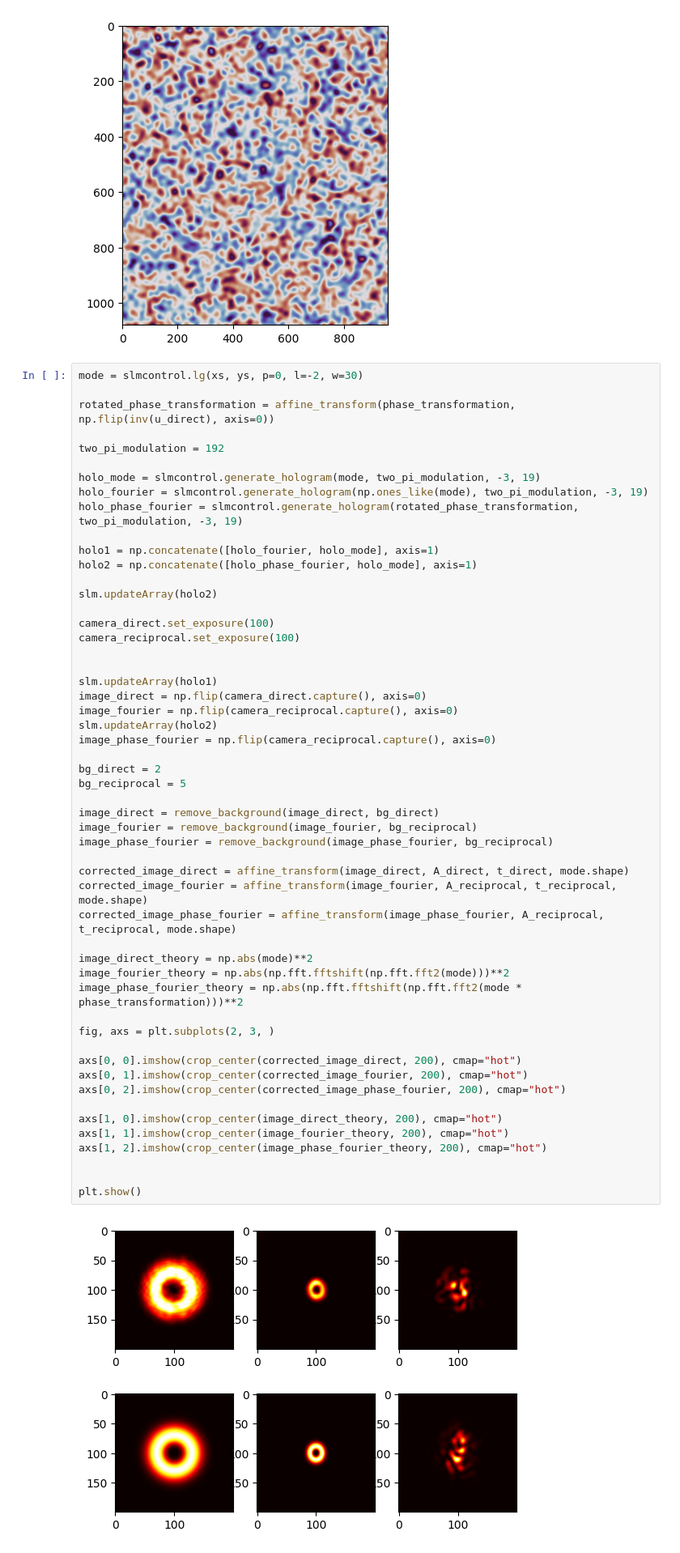
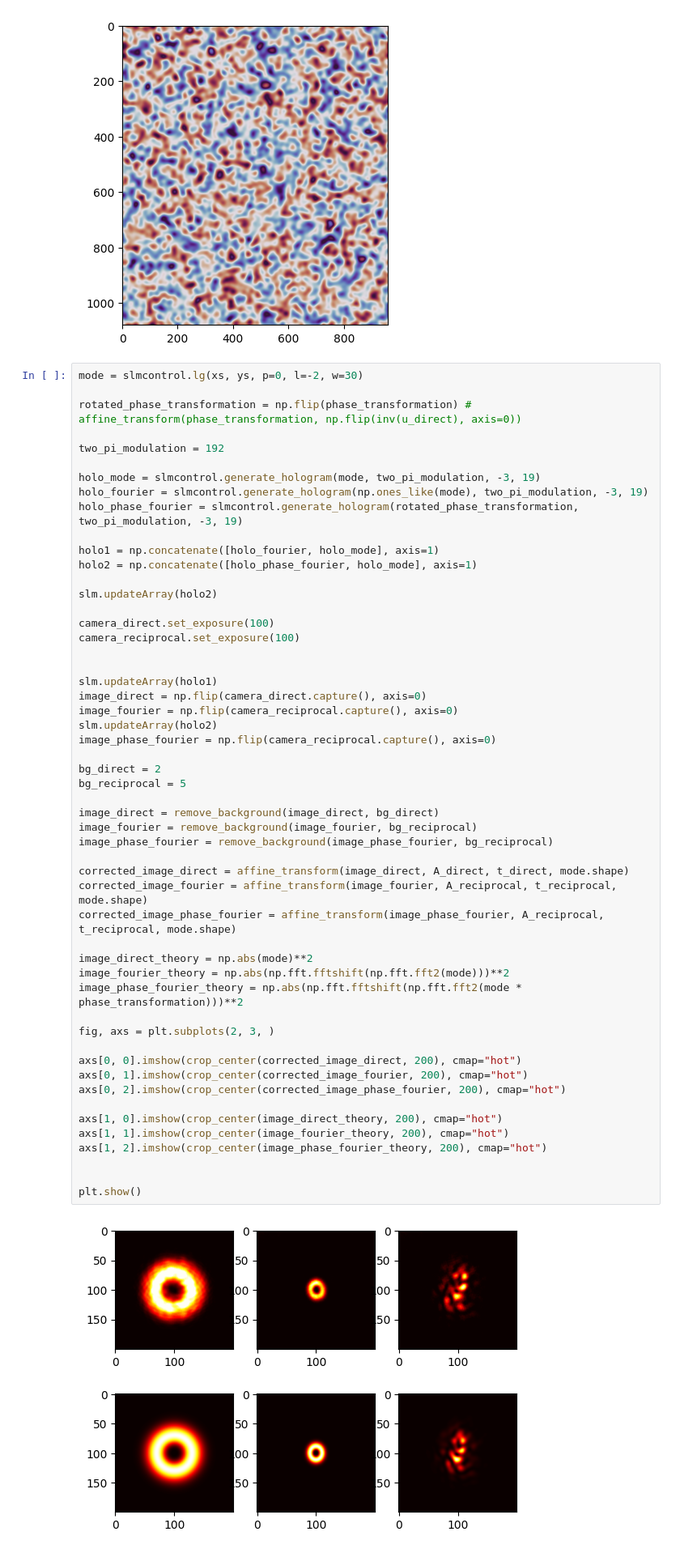
Before and after one commit to marcsgil/random_phase_measurements, a Jupyter notebook: test_hologram_transform.ipynb, the cells around one changed output. Shown at 81% size. Cells and saved outputs as stored; diff of their text form.

```diff
--- a/test_hologram_transform.ipynb
+++ b/test_hologram_transform.ipynb
@@ -54,7 +54,7 @@ plt.imshow(phase_mask, cmap="twilight")
 # %%
 mode = slmcontrol.lg(xs, ys, p=0, l=-2, w=30)
 
-rotated_phase_transformation = affine_transform(phase_transformation, np.flip(inv(u_direct), axis=0))
+rotated_phase_transformation = np.flip(phase_transformation) # affine_transform(phase_transformation, np.flip(inv(u_direct), axis=0))
 
 two_pi_modulation = 192
 
@@ -78,34 +78,34 @@ slm.updateArray(holo2)
 image_phase_fourier = np.flip(camera_reciprocal.capture(), axis=0)
 
 bg_direct = 2
 bg_reciprocal = 5
 
 image_direct = remove_background(image_direct, bg_direct)
 image_fourier = remove_background(image_fourier, bg_reciprocal)
 image_phase_fourier = remove_background(image_phase_fourier, bg_reciprocal)
 
 corrected_image_direct = affine_transform(image_direct, A_direct, t_direct, mode.shape)
 corrected_image_fourier = affine_transform(image_fourier, A_reciprocal, t_reciprocal, mode.shape)
 corrected_image_phase_fourier = affine_transform(image_phase_fourier, A_reciprocal, t_reciprocal, mode.shape)
 
 image_direct_theory = np.abs(mode)**2
 image_fourier_theory = np.abs(np.fft.fftshift(np.fft.fft2(mode)))**2
 image_phase_fourier_theory = np.abs(np.fft.fftshift(np.fft.fft2(mode * phase_transformation)))**2
 
 fig, axs = plt.subplots(2, 3, )
 
 axs[0, 0].imshow(crop_center(corrected_image_direct, 200), cmap="hot")
 axs[0, 1].imshow(crop_center(corrected_image_fourier, 200), cmap="hot")
 axs[0, 2].imshow(crop_center(corrected_image_phase_fourier, 200), cmap="hot")
 
 axs[1, 0].imshow(crop_center(image_direct_theory, 200), cmap="hot")
 axs[1, 1].imshow(crop_center(image_fourier_theory, 200), cmap="hot")
 axs[1, 2].imshow(crop_center(image_phase_fourier_theory, 200), cmap="hot")
 
 
 plt.show()
 # %% [output]
-[figure, old version]
+[figure, new version]
 # %%
 fidelity(jnp.complex64(jnp.sqrt(image_phase_fourier_theory)), jnp.complex64(jnp.sqrt(corrected_image_phase_fourier)))
 # %% [output]
```
Also changed, not shown: parts of 6 cells of this notebook, 3 other files.
